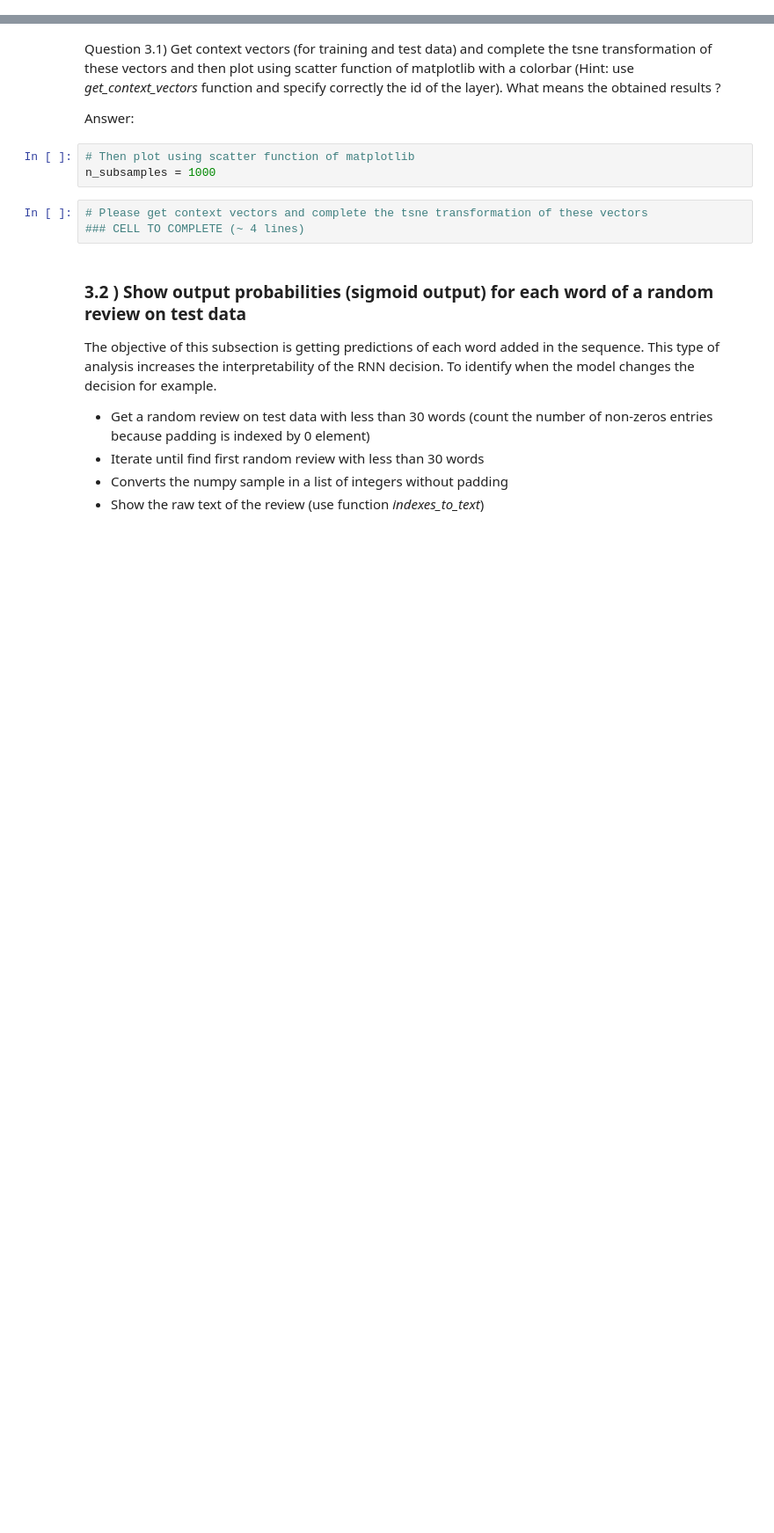
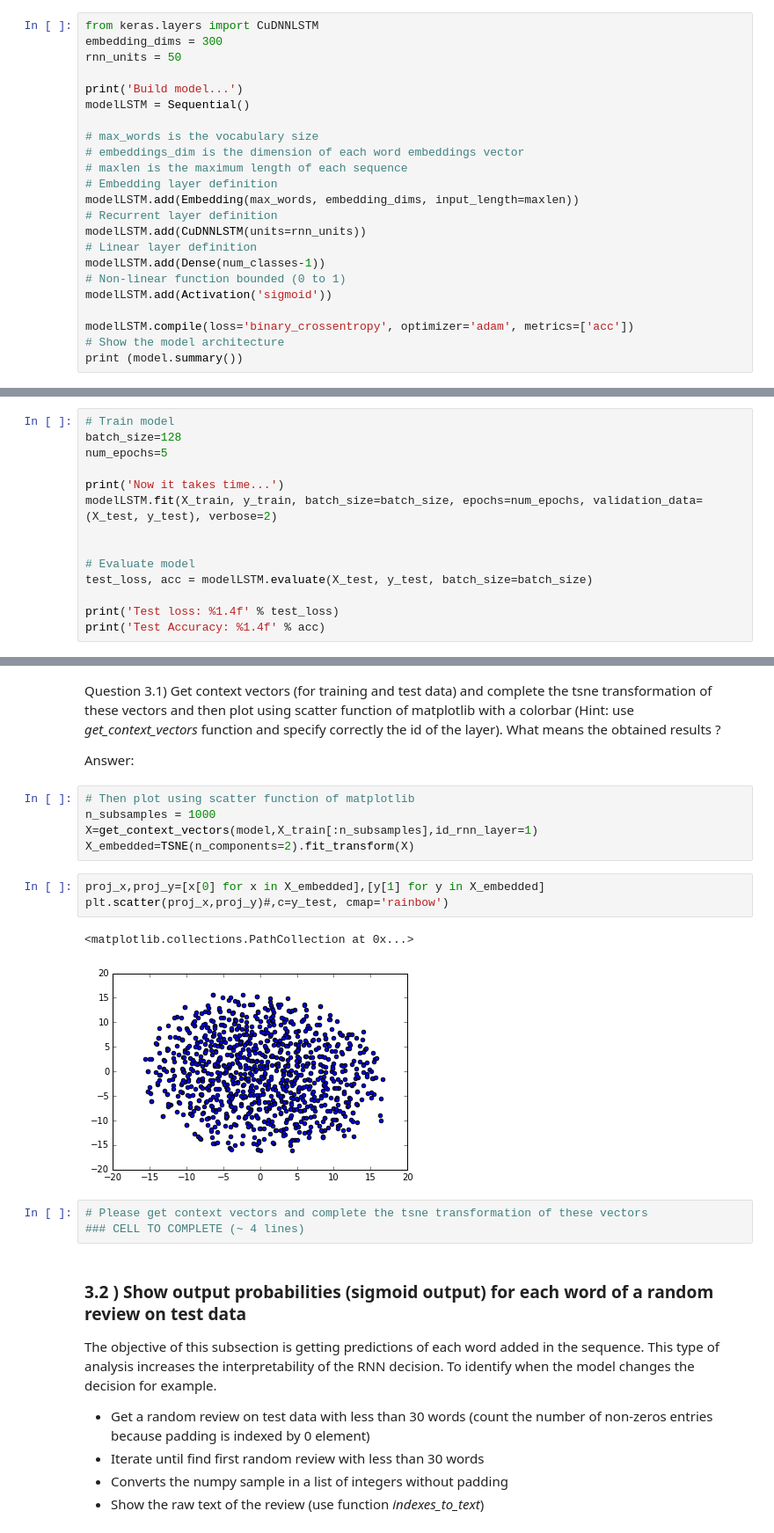
Before and after one commit to Kornflex28/deep502, a Jupyter notebook: LabSession6-RNN-IMDB-student.ipynb, the cells around one changed output, grey strips where cells are left out. Shown: that part at 88% size. Saved outputs shown, nothing was run; the diff lists cells and outputs as text; blank space fills up the shorter version.

Commit message:
LSTM et debut de data vizualisation, les questions sont chiantes

```diff
--- a/LabSession6-RNN-IMDB-student.ipynb
+++ b/LabSession6-RNN-IMDB-student.ipynb
@@ -326,0 +309,23 @@ Question 2.4) Write your own LSTM and/or Bidirectional LSTM model and compare th
+# %%
+from keras.layers import CuDNNLSTM
+embedding_dims = 300
+rnn_units = 50
+
+print('Build model...')
+modelLSTM = Sequential()
+
+# max_words is the vocabulary size
+# embeddings_dim is the dimension of each word embeddings vector
+# maxlen is the maximum length of each sequence
+# Embedding layer definition
+modelLSTM.add(Embedding(max_words, embedding_dims, input_length=maxlen))
+# Recurrent layer definition
+modelLSTM.add(CuDNNLSTM(units=rnn_units))
+# Linear layer definition
+modelLSTM.add(Dense(num_classes-1))
+# Non-linear function bounded (0 to 1)
+modelLSTM.add(Activation('sigmoid'))
+
+modelLSTM.compile(loss='binary_crossentropy', optimizer='adam', metrics=['acc'])
+# Show the model architecture
+print (model.summary())
@@ -326,0 +350,14 @@ Question 2.4) Write your own LSTM and/or Bidirectional LSTM model and compare th
+# %%
+# Train model
+batch_size=128
+num_epochs=5
+
+print('Now it takes time...')
+modelLSTM.fit(X_train, y_train, batch_size=batch_size, epochs=num_epochs, validation_data=(X_test, y_test), verbose=2)
+
+
+# Evaluate model
+test_loss, acc = modelLSTM.evaluate(X_test, y_test, batch_size=batch_size)
+
+print('Test loss: %1.4f' % test_loss)
+print('Test Accuracy: %1.4f' % acc)
@@ -394,6 +450,14 @@ Answer:
 # %%
 # Then plot using scatter function of matplotlib
 n_subsamples = 1000
+X=get_context_vectors(model,X_train[:n_subsamples],id_rnn_layer=1)
+X_embedded=TSNE(n_components=2).fit_transform(X)
+# %%
+proj_x,proj_y=[x[0] for x in X_embedded],[y[1] for y in X_embedded]
+plt.scatter(proj_x,proj_y)#,c=y_test, cmap='rainbow')
+# %% [output]
+<matplotlib.collections.PathCollection at 0x...>
+[figure, added]
 # %%
 # Please get context vectors and complete the tsne transformation of these vectors
 ### CELL TO COMPLETE (~ 4 lines)
```
Also changed, not shown: parts of 10 cells of this notebook.
